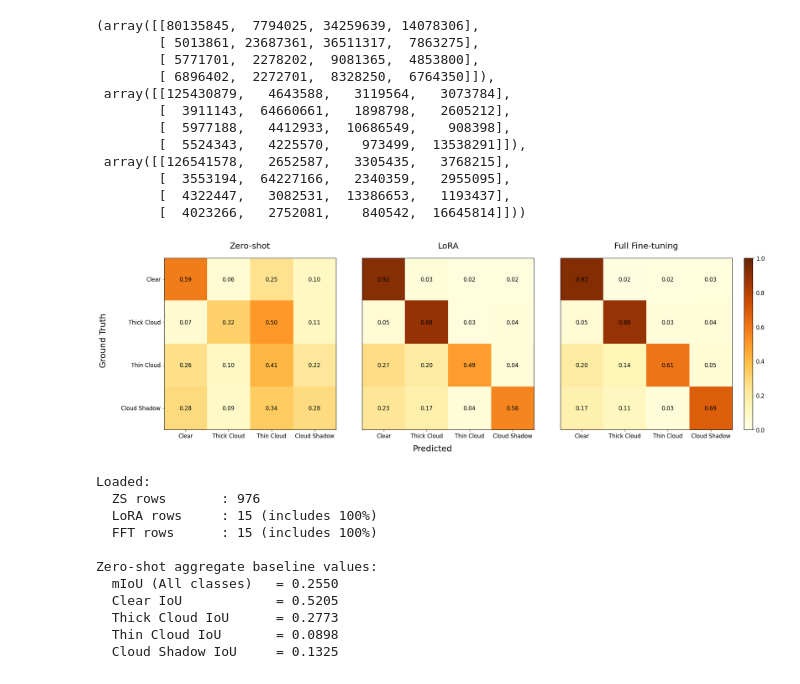
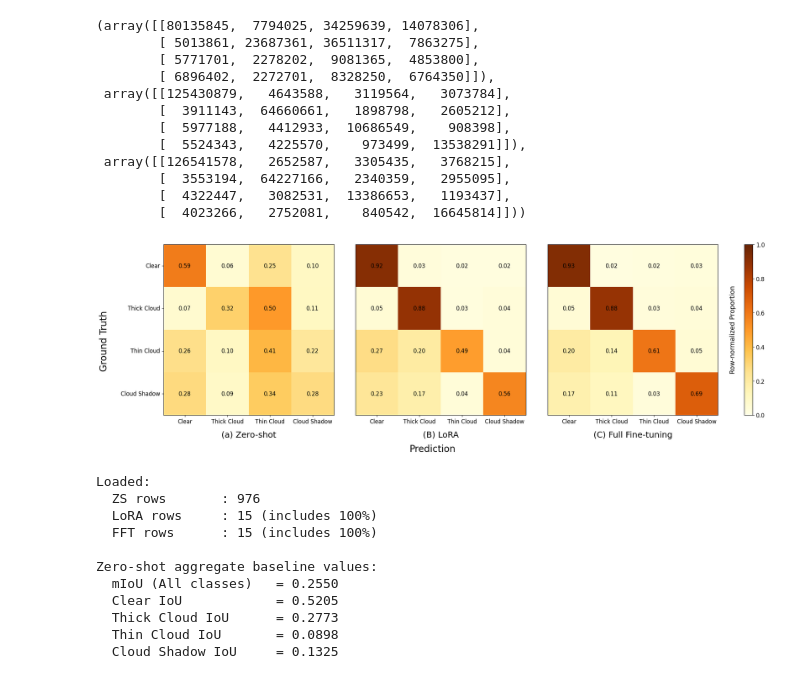
Before and after one commit to uga-gaim/2026_CVPRW_CloudPrompts, a Jupyter notebook: code/notebooks/figures.ipynb, the cells around one changed output. Cells and saved outputs as stored; diff of their text form; code cells hidden in the pictures.

Commit message:
Updated Images to Match Requirements

```diff
--- a/code/notebooks/figures.ipynb
+++ b/code/notebooks/figures.ipynb
@@ -244,7 +244,15 @@ def plot_confusions_grid(
         ax.set_yticks(np.arange(N_CLASSES))
 
 
-        ax.set_title(title, fontsize=title_size, y=1.04)
+        ax.annotate(
+            title,
+            xy=(0.5, -0.14),
+            xycoords="axes fraction",
+            ha="center",
+            va="bottom",
+            fontsize=title_size,
+            annotation_clip=False
+        )
 
         ax.set_xticklabels(CLASS_NAMES, rotation=xrot, ha="center", fontsize=tick_size)
         ax.tick_params(axis="x", pad=4)
@@ -269,38 +277,44 @@ def plot_confusions_grid(
                         fontsize=annot_size,
                         color=annot_colors[idx]
                     )
 
     if show_shared_axis_labels:
-        fig.supxlabel("Predicted", fontsize=tick_size + 6, y=-0.06)
-        fig.supylabel("Ground Truth", fontsize=tick_size + 6)
+        fig.supxlabel("Prediction", fontsize=tick_size + 8, y=-0.06)
+        fig.supylabel("Ground Truth", fontsize=tick_size + 8)
 
     if show_single_colorbar and last_im is not None:
         cbar = fig.colorbar(last_im, ax=axes, location="right", fraction=0.025, pad=0.02)
-        cbar.set_label(colorbar_label, fontsize=tick_size)
+        cbar.set_label(
+            "Row-normalized Proportion",
+            rotation=90,
+            labelpad=18,
+            fontsize=tick_size + 2
+        )
+        cbar.ax.yaxis.set_label_position("left")
         cbar.ax.tick_params(labelsize=tick_size)
 
     plt.show()
 
 
 plot_confusions_grid(
     cms=[CM_ZS_GLOBAL, CM_LORA_GLOBAL, CM_FT_GLOBAL],
-    titles=["Zero-shot", "LoRA", "Full Fine-tuning"],
+    titles=["(a) Zero-shot", "(B) LoRA", "(C) Full Fine-tuning"],
     normalize="true",
     cmaps=["YlOrBr", "YlOrBr", "YlOrBr"],
     figsize=(20, 6),
     vmin=0, vmax=1,
     annot=True,
     annot_size=12,
     annot_colors=["black", "black", "black"],
     title_size=18,
     tick_size=12,
     xrot=0,
     yrot=0,
     show_single_colorbar=True,
     show_shared_axis_labels=True,
 )
 # %% [output]
-[figure, old version]
+[figure, new version]
 # %%
 import pandas as pd
 import numpy as np
```
Also changed, not shown: parts of 4 cells of this notebook, 5 other files.
